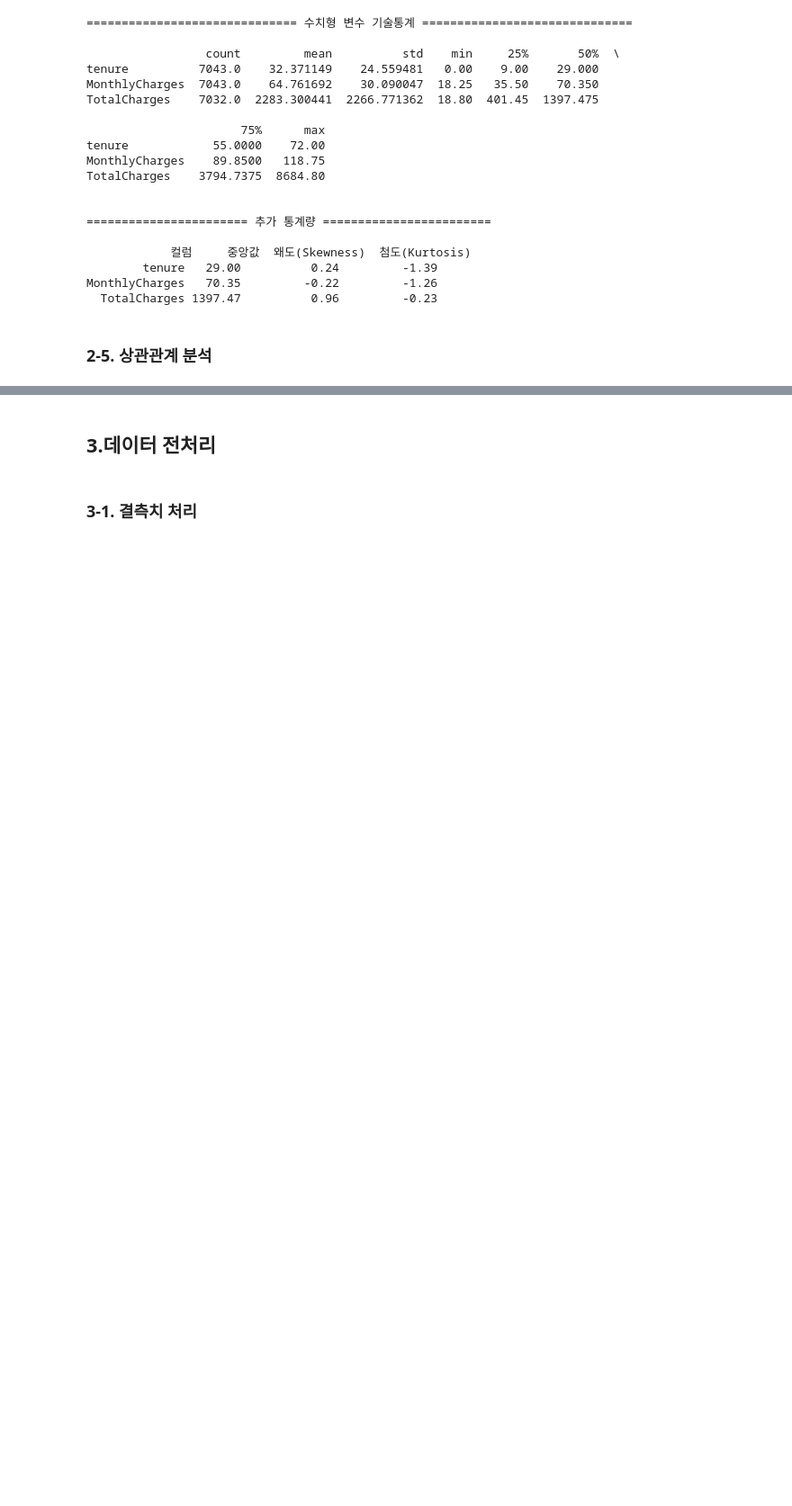
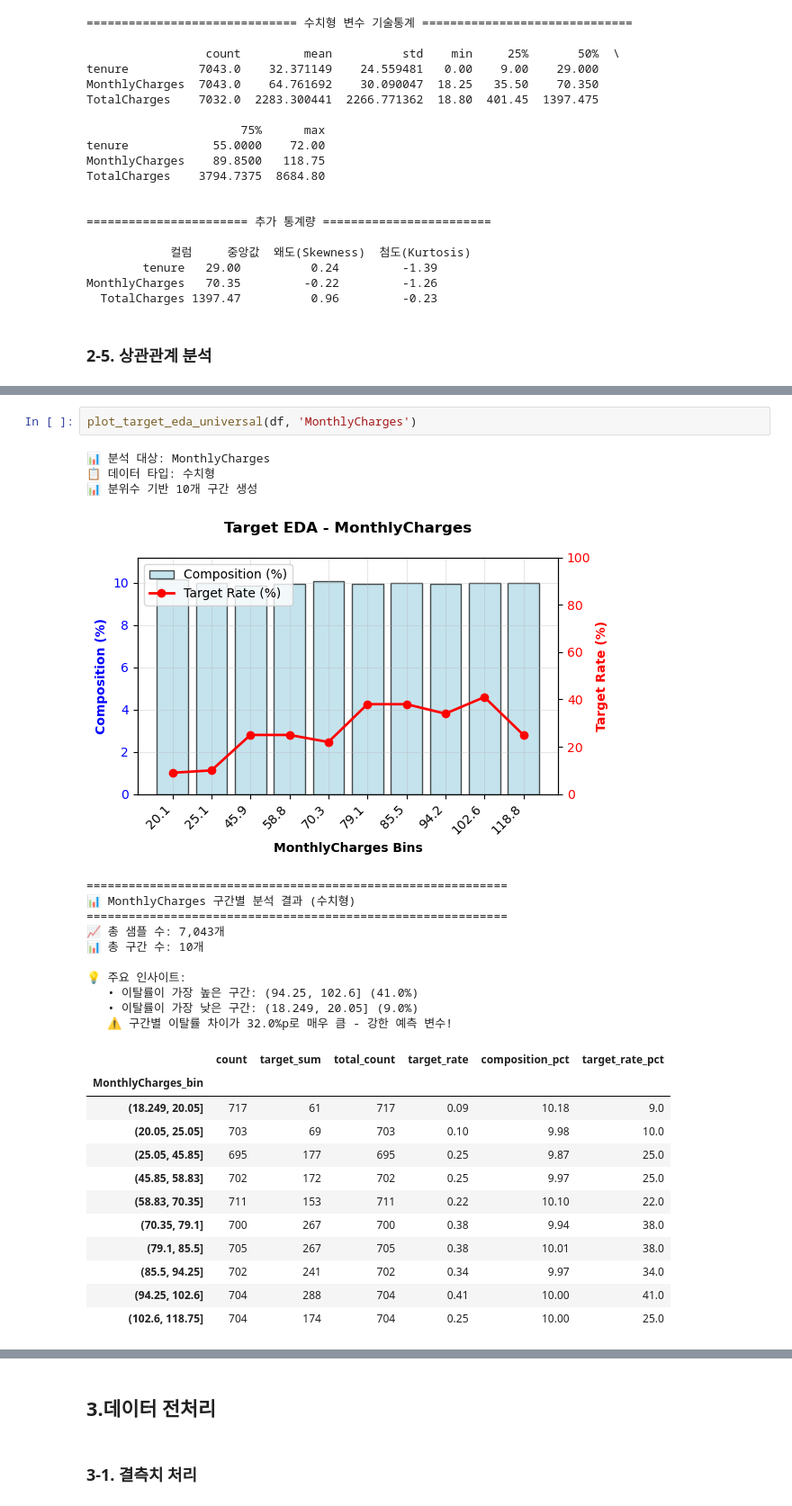
Before and after one commit to ohback/data-analysis, a Jupyter notebook: Telco-Customer-Churn.ipynb, the cells around one changed output, grey strips where cells are left out. Shown: that part at 90% size. Saved outputs shown, nothing was run; the diff lists cells and outputs as text; blank space fills up the shorter version.

```diff
--- a/Telco-Customer-Churn.ipynb
+++ b/Telco-Customer-Churn.ipynb
@@ -685,0 +717,29 @@ plt.show()
+# %%
+plot_target_eda_universal(df, 'MonthlyCharges')
+# %% [output]
+📊 분석 대상: MonthlyCharges
+📋 데이터 타입: 수치형
+📊 분위수 기반 10개 구간 생성
+[figure, added]
+============================================================
+📊 MonthlyCharges 구간별 분석 결과 (수치형)
+============================================================
+📈 총 샘플 수: 7,043개
+📊 총 구간 수: 10개
+
+💡 주요 인사이트:
+   • 이탈률이 가장 높은 구간: (94.25, 102.6] (41.0%)
+   • 이탈률이 가장 낮은 구간: (18.249, 20.05] (9.0%)
+   ⚠️ 구간별 이탈률 차이가 32.0%p로 매우 큼 - 강한 예측 변수!
+|  | count | target_sum | total_count | target_rate | composition_pct | target_rate_pct |
+| MonthlyCharges_bin |  |  |  |  |  |  |
+| (18.249, 20.05] | 717 | 61 | 717 | 0.09 | 10.18 | 9.0 |
+| (20.05, 25.05] | 703 | 69 | 703 | 0.10 | 9.98 | 10.0 |
+| (25.05, 45.85] | 695 | 177 | 695 | 0.25 | 9.87 | 25.0 |
+| (45.85, 58.83] | 702 | 172 | 702 | 0.25 | 9.97 | 25.0 |
+| (58.83, 70.35] | 711 | 153 | 711 | 0.22 | 10.10 | 22.0 |
+| (70.35, 79.1] | 700 | 267 | 700 | 0.38 | 9.94 | 38.0 |
+| (79.1, 85.5] | 705 | 267 | 705 | 0.38 | 10.01 | 38.0 |
+| (85.5, 94.25] | 702 | 241 | 702 | 0.34 | 9.97 | 34.0 |
+| (94.25, 102.6] | 704 | 288 | 704 | 0.41 | 10.00 | 41.0 |
+| (102.6, 118.75] | 704 | 174 | 704 | 0.25 | 10.00 | 25.0 |
```
Also changed, not shown: parts of 23 cells of this notebook.
